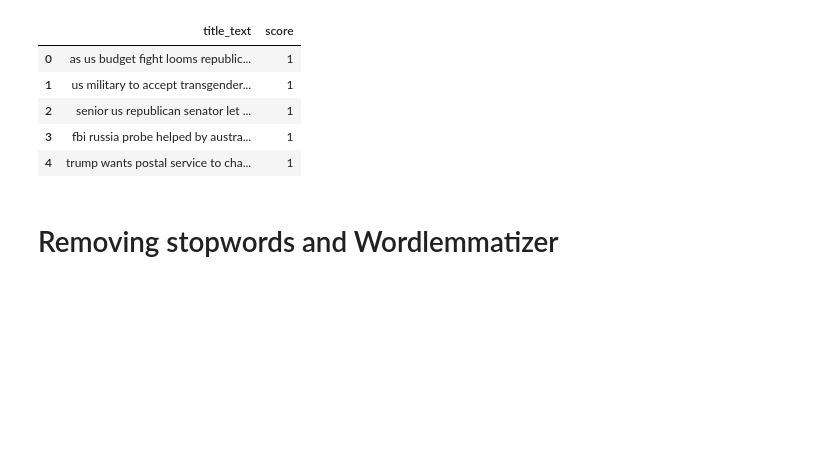
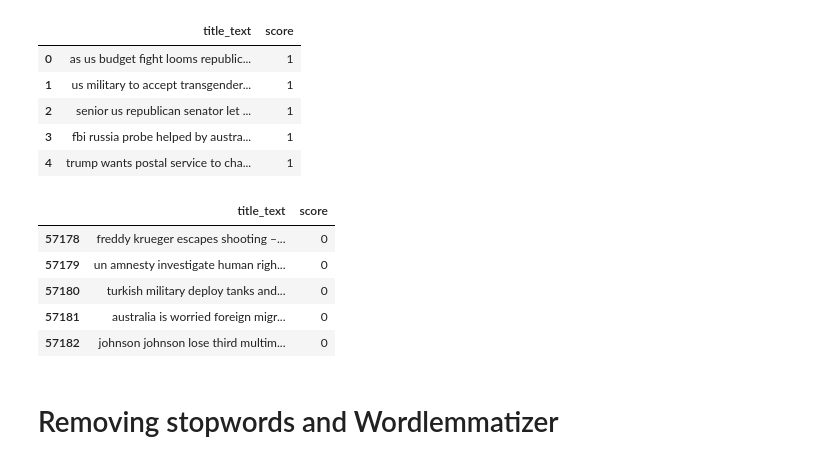
Before and after one commit to LiamCafffrey/FakeNews, a Jupyter notebook: notebooks/Neural_network_nico.ipynb, the cells around one changed output. Saved outputs shown, nothing was run; the diff lists cells and outputs as text; code cells hidden in the pictures; blank space fills up the shorter version.

```diff
--- a/notebooks/Neural_network_nico.ipynb
+++ b/notebooks/Neural_network_nico.ipynb
@@ -273,3 +292,12 @@ data_working.head()
 | 2 | senior us republican senator let ... | 1 |
 | 3 | fbi russia probe helped by austra... | 1 |
 | 4 | trump wants postal service to cha... | 1 |
+# %%
+data_working.tail()
+# %% [output]
+|  | title_text | score |
+| 57178 | freddy krueger escapes shooting –... | 0 |
+| 57179 | un amnesty investigate human righ... | 0 |
+| 57180 | turkish military deploy tanks and... | 0 |
+| 57181 | australia is worried foreign migr... | 0 |
+| 57182 | johnson johnson lose third multim... | 0 |
```
Also changed, not shown: parts of 22 cells of this notebook, 2 other files.
